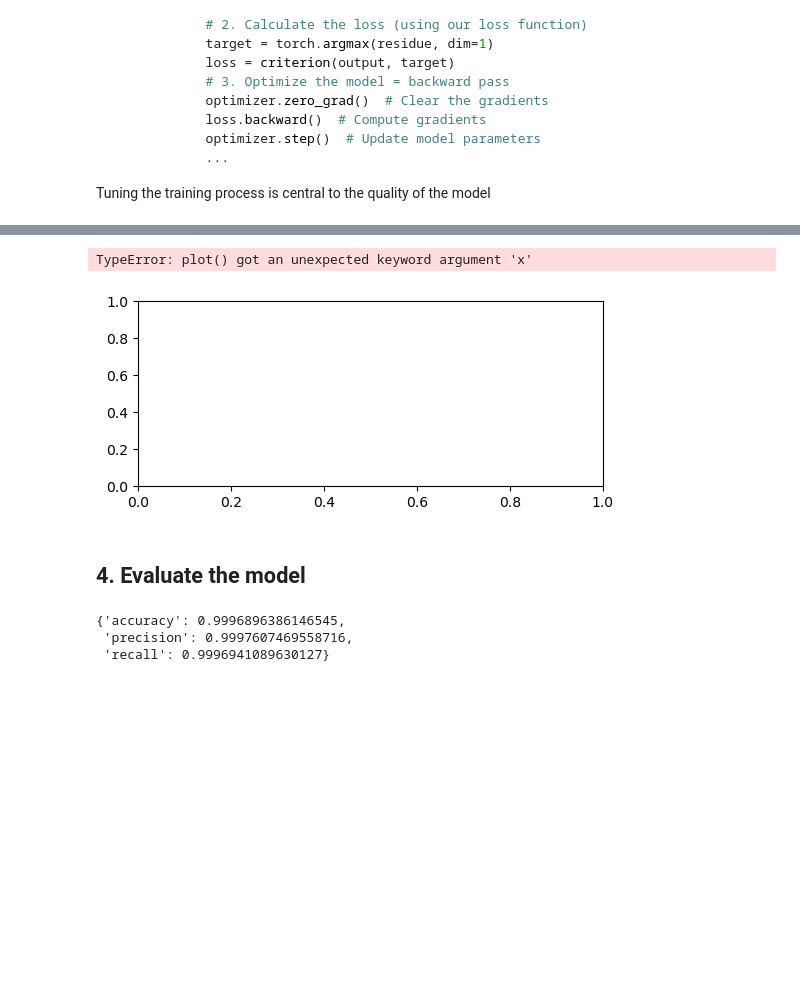
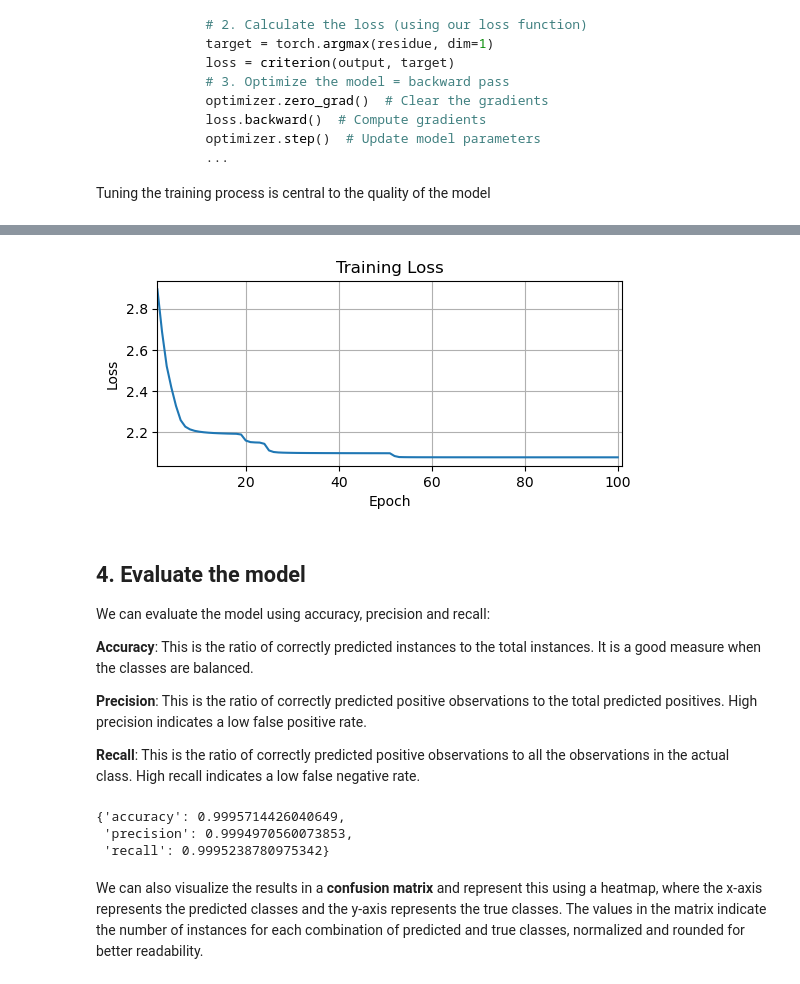
Before and after one commit to tobias-fritz/AminoAcidClassifier, a Jupyter notebook: 02_coord_and_element.ipynb, the cells around one changed output, grey strips where cells are left out. Saved outputs shown, nothing was run; the diff lists cells and outputs as text; code cells hidden in the pictures; blank space fills up the shorter version.

```diff
--- a/02_coord_and_element.ipynb
+++ b/02_coord_and_element.ipynb
@@ -119,9 +119,14 @@ train_dataloader = DataLoader(train_dataset, batch_size=1000, shuffle=True, drop
 test_dataloader = DataLoader(test_dataset, batch_size=1000, shuffle=True, drop_last=True)
 
 # Train the models
-#training_dict = train_model(model=model, criterion=criterion, optimizer=optimizer, data_loader=train_dataloader, n_epochs=10,coord_only=False)
-# laod the training dict
-training_dict = torch.load('models/training_dict.pt')
+#training_dict = train_model(model=model, criterion=criterion, optimizer=optimizer, data_loader=train_dataloader, n_epochs=100, coord_only=False)
+
+# Load the training dict (pretrained model)
+training_dict = torch.load('models/training_dict.pt', map_location=torch.device('cpu'))
+# Update the dataloaders to make sure we dont evaluate on test data
+test_dataloader, train_dataloader = training_dict['test_loader'], training_dict['train_loader']
+# Update the initialized model with the loaded model
+model = training_dict['model']
 
 # save the dict
 torch.save(training_dict, 'models/training_dict.pt')
@@ -132,6 +137,7 @@ plt.plot(range(1, len(training_dict['total_loss'])+1), training_dict['total_loss
 plt.xlabel('Epoch')
 plt.ylabel('Loss')
 plt.title('Training Loss')
-plt.xlim(0, len(training_dict['total_loss'])+1)
+plt.xlim(1, len(training_dict['total_loss'])+1)
+plt.grid()
 plt.show()
 # %% [output]
@@ -139,13 +144,21 @@ Epoch 10/10, Loss: 2.07841
-TypeError: plot() got an unexpected keyword argument 'x'
-[figure, old version]
+[figure, new version]
-# %% [markdown]
-## 4. Evaluate the model
+# %% [markdown]
+## 4. Evaluate the model
+
+We can evaluate the model using accuracy, precision and recall:<p>
+**Accuracy**: This is the ratio of correctly predicted instances to the total instances. It is a good measure when the classes are balanced.
+
+**Precision**: This is the ratio of correctly predicted positive observations to the total predicted positives. High precision indicates a low false positive rate.
+
+**Recall**: This is the ratio of correctly predicted positive observations to all the observations in the actual class. High recall indicates a low false negative rate.
 # %%
 evaluate_model(model, test_dataloader)
 # %% [output]
-{'accuracy': 0.9996896386146545,
- 'precision': 0.9997607469558716,
- 'recall': 0.9996941089630127}
+{'accuracy': 0.9995714426040649,
+ 'precision': 0.9994970560073853,
+ 'recall': 0.9995238780975342}
+# %% [markdown]
+We can also visualize the results in a **confusion matrix** and represent this using a heatmap, where the x-axis represents the predicted classes and the y-axis represents the true classes. The values in the matrix indicate the number of instances for each combination of predicted and true classes, normalized and rounded for better readability.
 # %%
 figure = plot_confusion_matrix(model, test_dataloader)
 plt.tight_layout()
```
Also changed, not shown: parts of 4 cells of this notebook, 1 other file.
